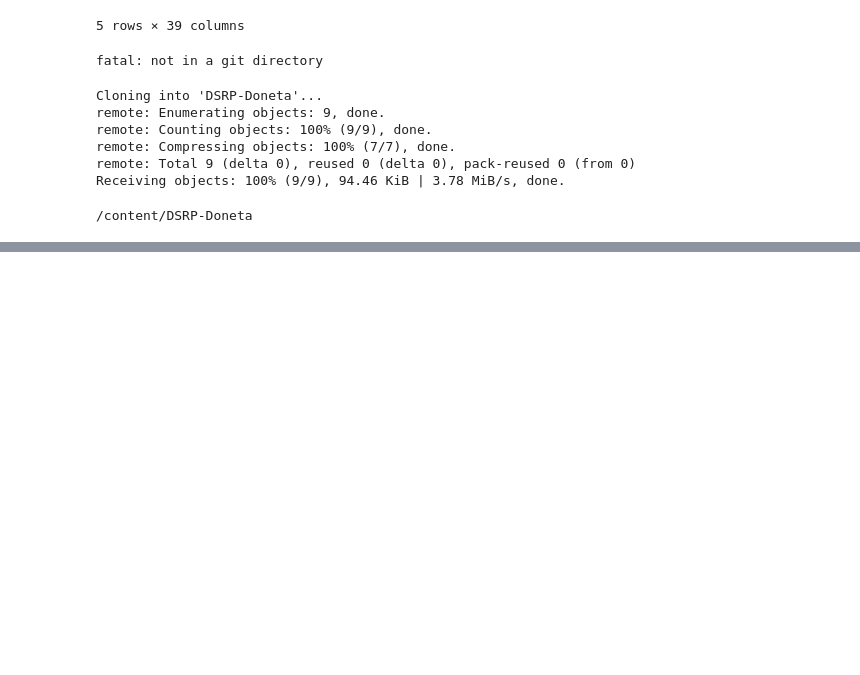
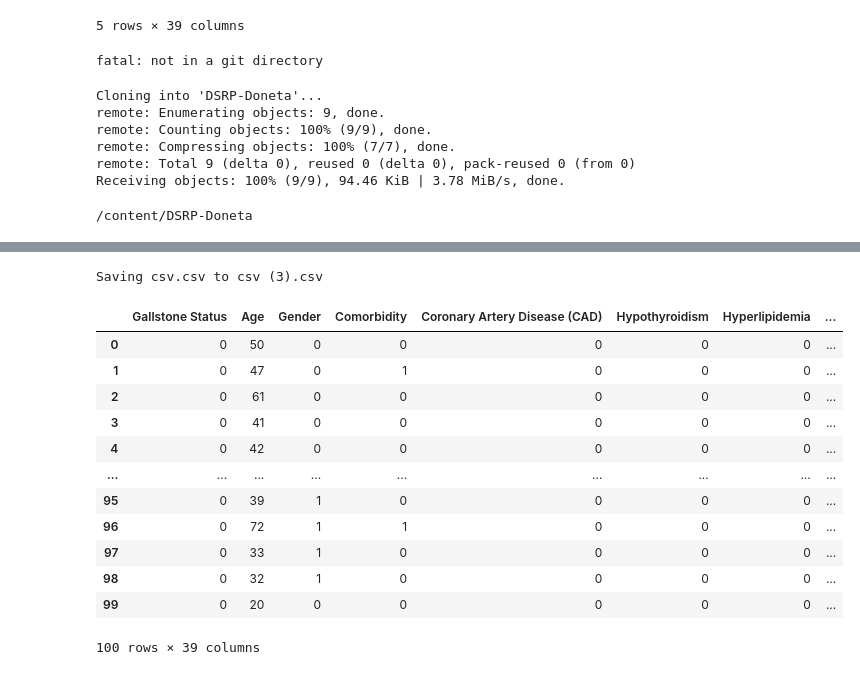
Before and after one commit to browndoneta/DSRP-Doneta, a Jupyter notebook: Gallstone_Research_Project.ipynb, the cells around one changed output, grey strips where cells are left out. Drawn from its saved outputs; the diff is of its cells as text; code cells hidden in the pictures; blank space fills up the shorter version.

```diff
--- a/Gallstone_Research_Project.ipynb
+++ b/Gallstone_Research_Project.ipynb
@@ -41,0 +48,9 @@ NameError: name 'df' is not defined
+# %%
+from google.colab import files
+uploaded = files.upload()
+
+import pandas as pd
+
+df = pd.read_csv('csv.csv')
+df.head(100)
+# %% [output]
@@ -41,0 +58,14 @@ NameError: name 'df' is not defined
+Saving csv.csv to csv (3).csv
+|  | Gallstone Status | Age | Gender | Comorbidity | Coronary Artery Disease (CAD) | Hypothyroidism | Hyperlipidemia | ... |
+| 0 | 0 | 50 | 0 | 0 | 0 | 0 | 0 | ... |
+| 1 | 0 | 47 | 0 | 1 | 0 | 0 | 0 | ... |
+| 2 | 0 | 61 | 0 | 0 | 0 | 0 | 0 | ... |
+| 3 | 0 | 41 | 0 | 0 | 0 | 0 | 0 | ... |
+| 4 | 0 | 42 | 0 | 0 | 0 | 0 | 0 | ... |
+| ... | ... | ... | ... | ... | ... | ... | ... | ... |
+| 95 | 0 | 39 | 1 | 0 | 0 | 0 | 0 | ... |
+| 96 | 0 | 72 | 1 | 1 | 0 | 0 | 0 | ... |
+| 97 | 0 | 33 | 1 | 0 | 0 | 0 | 0 | ... |
+| 98 | 0 | 32 | 1 | 0 | 0 | 0 | 0 | ... |
+| 99 | 0 | 20 | 0 | 0 | 0 | 0 | 0 | ... |
+100 rows × 39 columns
```
Also changed, not shown: parts of 11 cells of this notebook.
